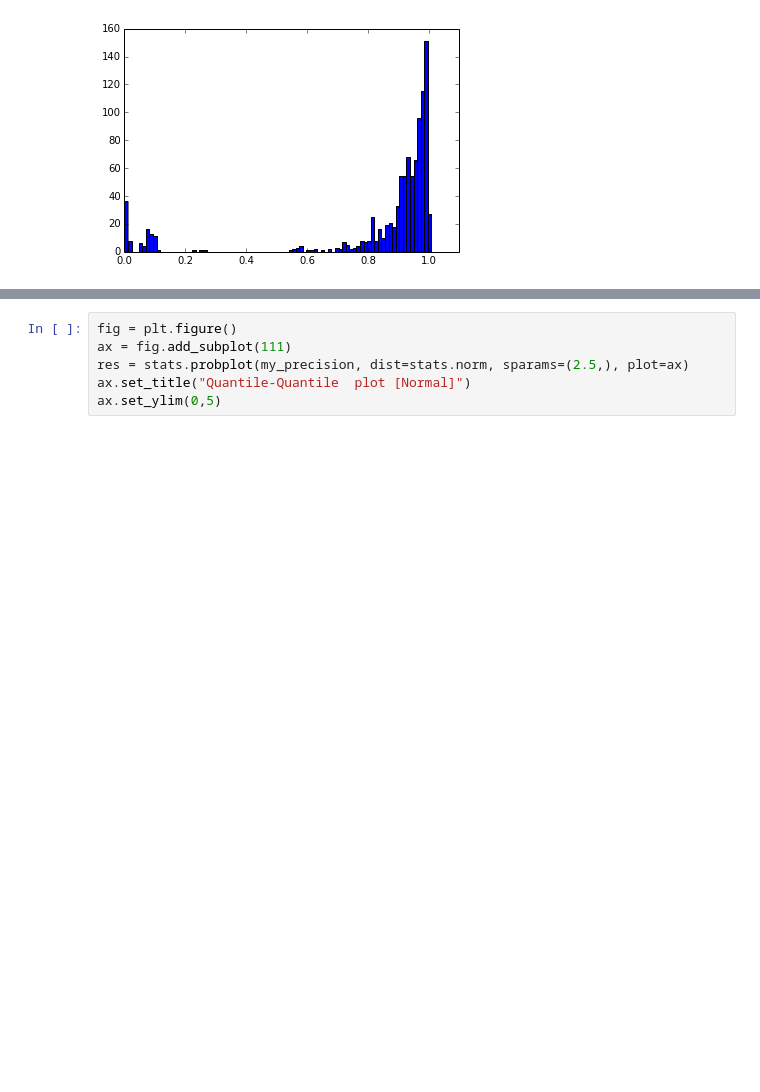
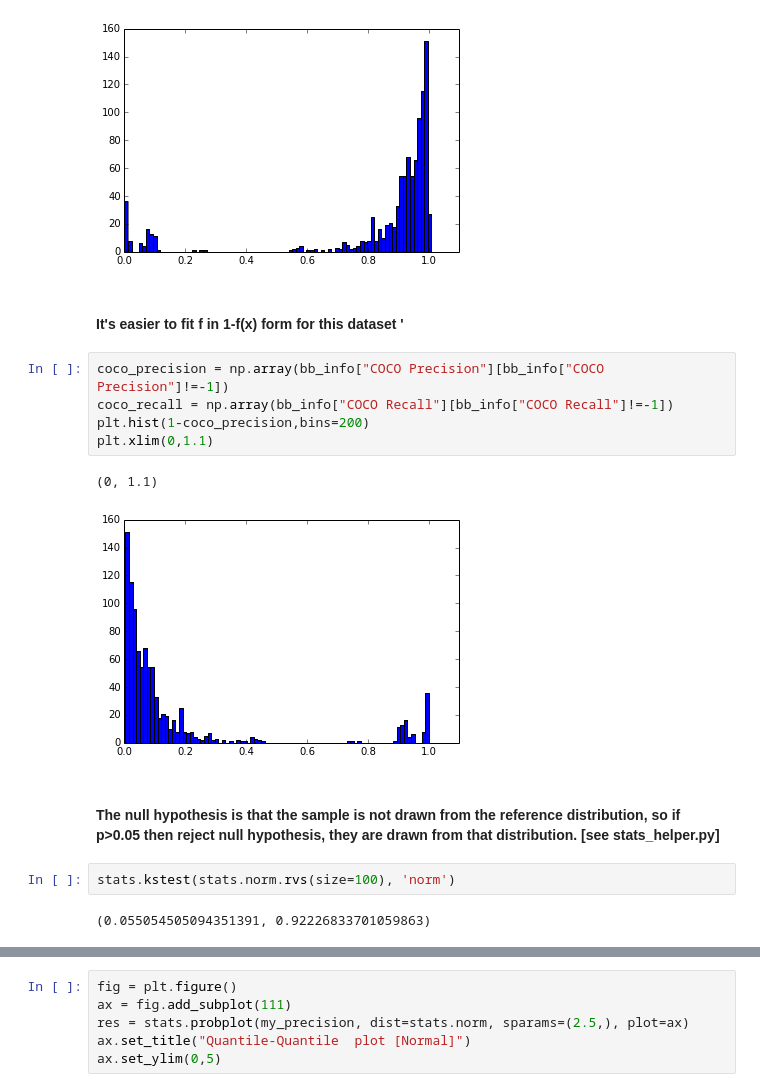
Before and after one commit to dorisjlee/crowd-seg, a Jupyter notebook: analysis/PrecisionRecallDebug2.ipynb, the cells around one changed output, grey strips where cells are left out. Saved outputs shown, nothing was run; the diff lists cells and outputs as text; blank space fills up the shorter version.

```diff
--- a/analysis/PrecisionRecallDebug2.ipynb
+++ b/analysis/PrecisionRecallDebug2.ipynb
@@ -242,3 +251,19 @@ plt.xlim(0,1.1)
 # %% [output]
 (0, 1.1)
 [figure]
+# %% [markdown]
+#### It's easier to fit f in 1-f(x) form for this dataset '
+# %%
+coco_precision = np.array(bb_info["COCO Precision"][bb_info["COCO Precision"]!=-1])
+coco_recall = np.array(bb_info["COCO Recall"][bb_info["COCO Recall"]!=-1])
+plt.hist(1-coco_precision,bins=200)
+plt.xlim(0,1.1)
+# %% [output]
+(0, 1.1)
+[figure, added]
+# %% [markdown]
+#### The null hypothesis is that the sample is not drawn from the reference distribution, so if p>0.05 then reject null hypothesis, they are drawn from that distribution. [see stats_helper.py]
+# %%
+stats.kstest(stats.norm.rvs(size=100), 'norm')
+# %% [output]
+(0.055054505094351391, 0.92226833701059863)
```
Also changed, not shown: parts of 9 cells of this notebook, 1 other file.
